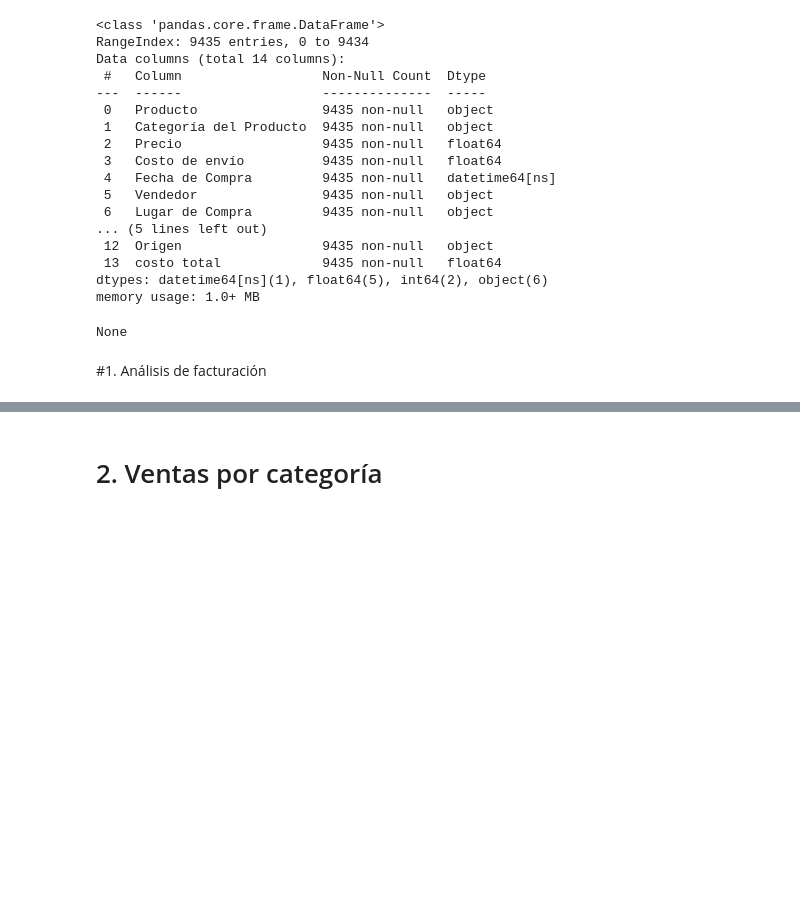
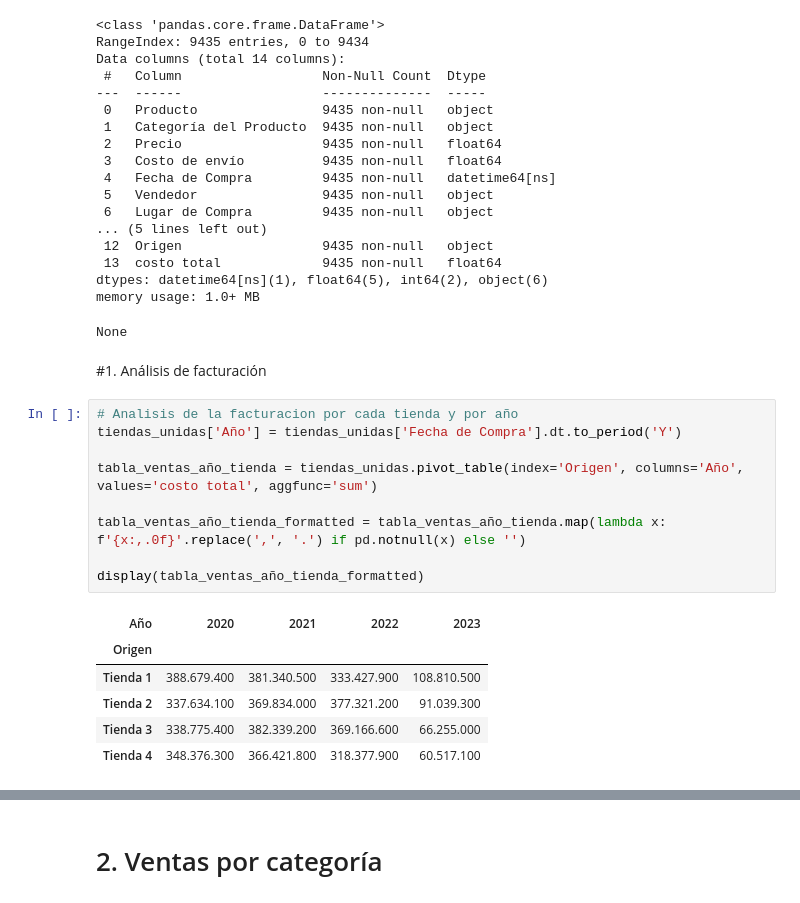
Before and after one commit to ggutierrezf/ALURA-CHALLENGE-01, a Jupyter notebook: AluraStoreLatam.ipynb, the cells around one changed output, grey strips where cells are left out. Drawn from its saved outputs; the diff is of its cells as text; blank space fills up the shorter version.

```diff
--- a/AluraStoreLatam.ipynb
+++ b/AluraStoreLatam.ipynb
@@ -103,3 +103,19 @@ memory usage: 1.0+ MB
 None
 # %% [markdown]
 #1. Análisis de facturación
+# %%
+# Analisis de la facturacion por cada tienda y por año
+tiendas_unidas['Año'] = tiendas_unidas['Fecha de Compra'].dt.to_period('Y')
+
+tabla_ventas_año_tienda = tiendas_unidas.pivot_table(index='Origen', columns='Año', values='costo total', aggfunc='sum')
+
+tabla_ventas_año_tienda_formatted = tabla_ventas_año_tienda.map(lambda x: f'{x:,.0f}'.replace(',', '.') if pd.notnull(x) else '')
+
+display(tabla_ventas_año_tienda_formatted)
+# %% [output]
+| Año | 2020 | 2021 | 2022 | 2023 |
+| Origen |  |  |  |  |
+| Tienda 1 | 388.679.400 | 381.340.500 | 333.427.900 | 108.810.500 |
+| Tienda 2 | 337.634.100 | 369.834.000 | 377.321.200 | 91.039.300 |
+| Tienda 3 | 338.775.400 | 382.339.200 | 369.166.600 | 66.255.000 |
+| Tienda 4 | 348.376.300 | 366.421.800 | 318.377.900 | 60.517.100 |
```
Also changed, not shown: parts of 5 cells of this notebook.
